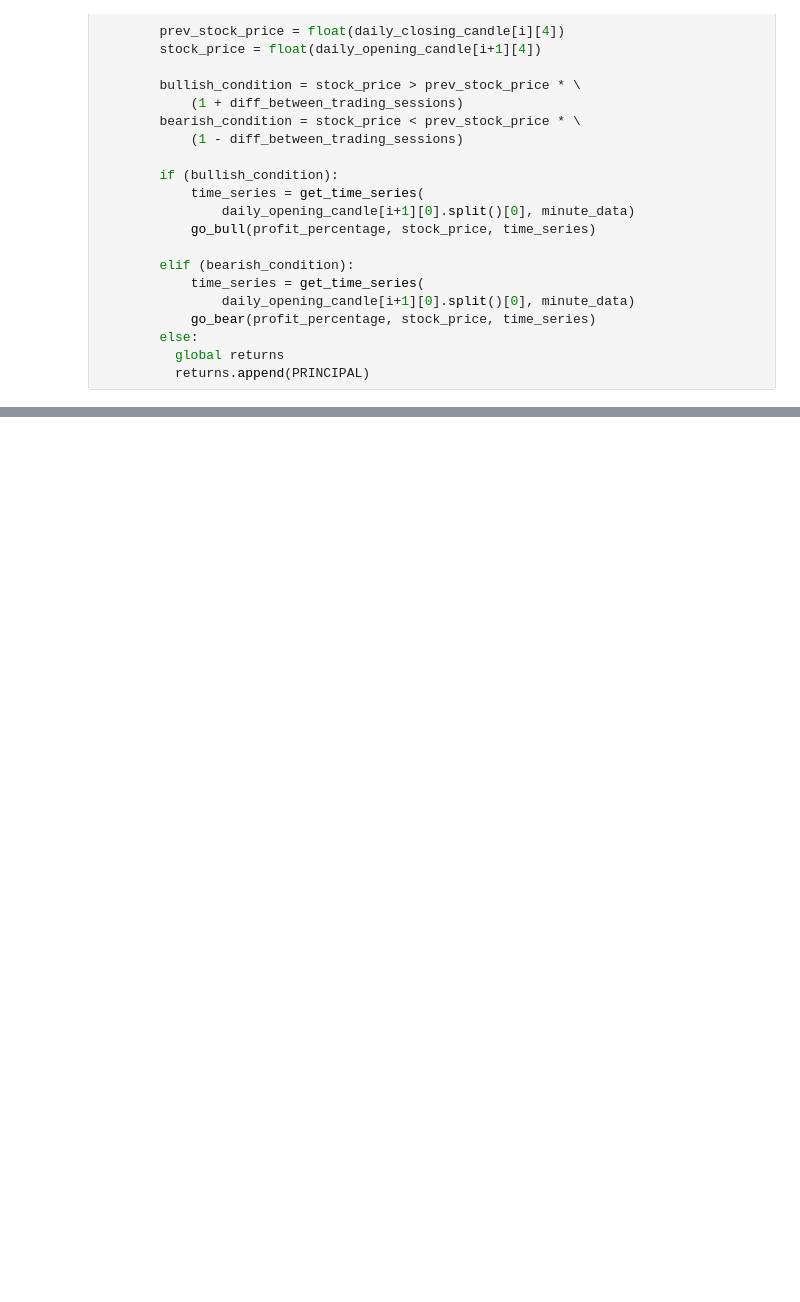
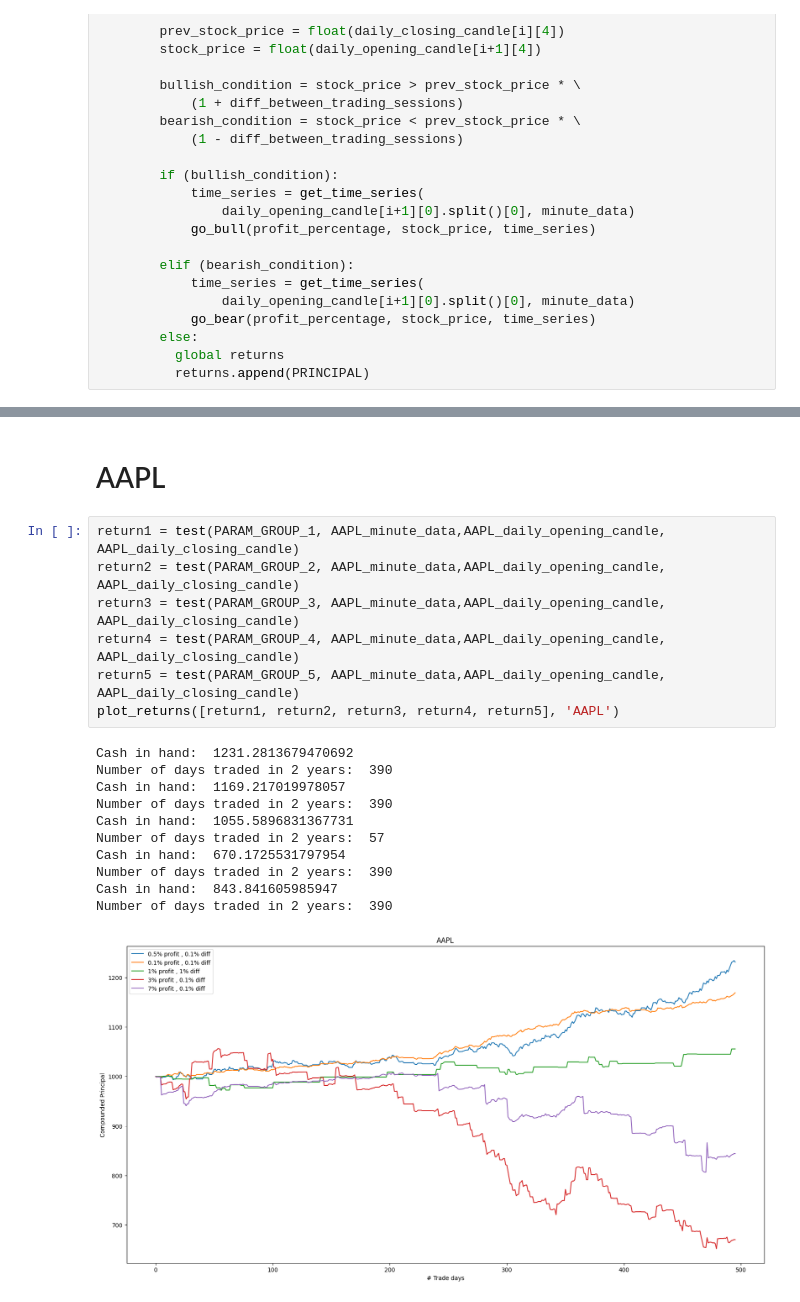
Before and after one commit to ImVis10/1PercentStrategy, a Jupyter notebook: 1PercentStrategy.ipynb, the cells around one changed output, grey strips where cells are left out. Cells and saved outputs as stored; diff of their text form; blank space fills up the shorter version.

```diff
--- a/1PercentStrategy.ipynb
+++ b/1PercentStrategy.ipynb
@@ -468,0 +345,21 @@ Number of days traded in 2 years:  102
+# %% [markdown]
+# AAPL
+# %%
+return1 = test(PARAM_GROUP_1, AAPL_minute_data,AAPL_daily_opening_candle, AAPL_daily_closing_candle)
+return2 = test(PARAM_GROUP_2, AAPL_minute_data,AAPL_daily_opening_candle, AAPL_daily_closing_candle)
+return3 = test(PARAM_GROUP_3, AAPL_minute_data,AAPL_daily_opening_candle, AAPL_daily_closing_candle)
+return4 = test(PARAM_GROUP_4, AAPL_minute_data,AAPL_daily_opening_candle, AAPL_daily_closing_candle)
+return5 = test(PARAM_GROUP_5, AAPL_minute_data,AAPL_daily_opening_candle, AAPL_daily_closing_candle)
+plot_returns([return1, return2, return3, return4, return5], 'AAPL')
+# %% [output]
+Cash in hand:  1231.2813679470692
+Number of days traded in 2 years:  390
+Cash in hand:  1169.217019978057
+Number of days traded in 2 years:  390
+Cash in hand:  1055.5896831367731
+Number of days traded in 2 years:  57
+Cash in hand:  670.1725531797954
+Number of days traded in 2 years:  390
+Cash in hand:  843.841605985947
+Number of days traded in 2 years:  390
+[figure, added]
```
Also changed, not shown: parts of 63 cells of this notebook.
